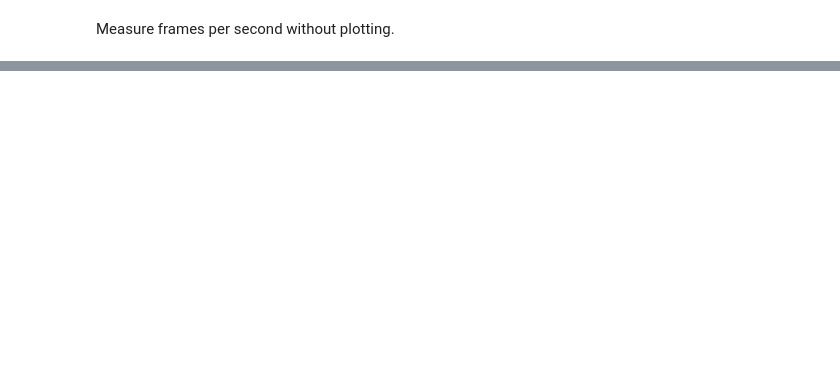
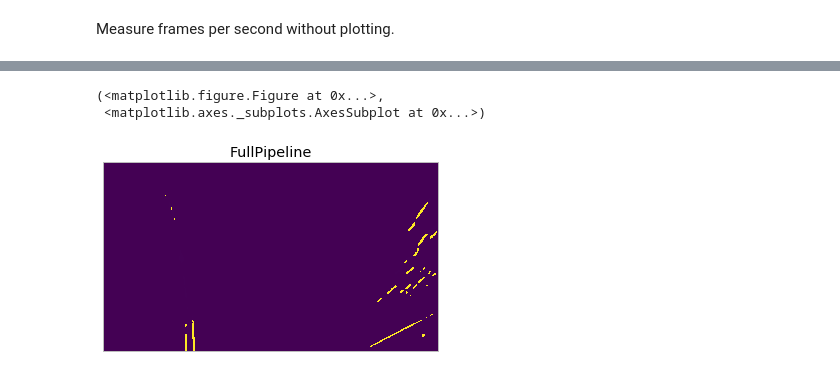
Before and after one commit to tsbertalan/laneLines, a Jupyter notebook: cvflow for regression.ipynb, the cells around one changed output, grey strips where cells are left out. Saved outputs shown, nothing was run; the diff lists cells and outputs as text; code cells hidden in the pictures; blank space fills up the shorter version.

```diff
--- a/cvflow for regression.ipynb
+++ b/cvflow for regression.ipynb
@@ -116,0 +242,6 @@ for k in allFrames.keys():
+# %%
+colorFilter.showValue()
+# %% [output]
+(<matplotlib.figure.Figure at 0x...>,
+ <matplotlib.axes._subplots.AxesSubplot at 0x...>)
+[figure, added]
```
Also changed, not shown: parts of 33 cells of this notebook, 7 other files.
